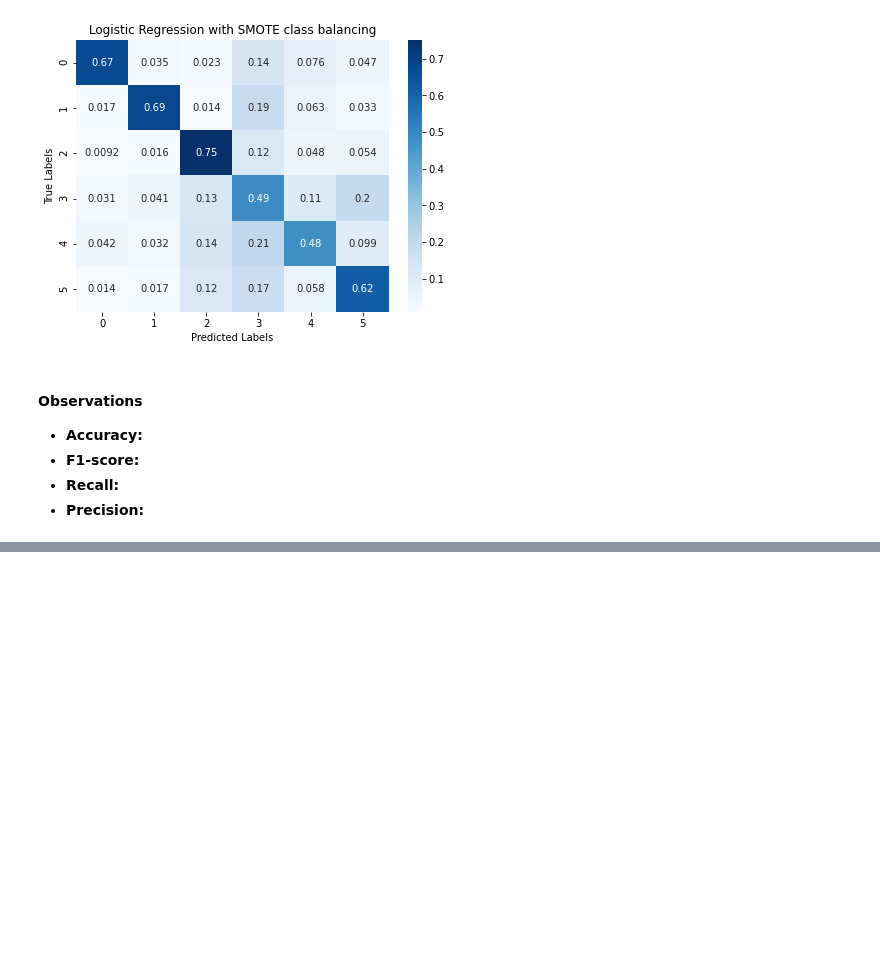
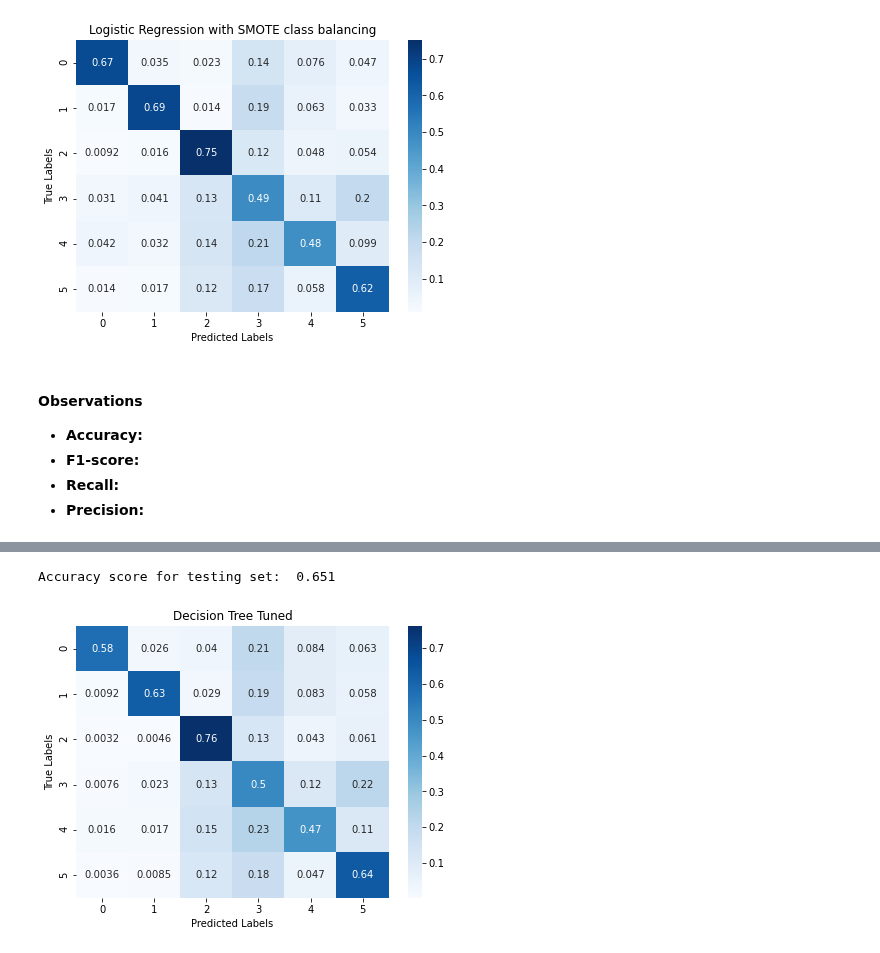
Before and after one commit to joakimTI/GROUP-5-PROJECT, a Jupyter notebook: index.ipynb, the cells around one changed output, grey strips where cells are left out. Cells and saved outputs as stored; diff of their text form; code cells hidden in the pictures; blank space fills up the shorter version.

```diff
--- a/index.ipynb
+++ b/index.ipynb
@@ -1490,0 +1530,13 @@ Accuracy score for testing set:  0.636
+# %%
+dt = DecisionTreeClassifier(random_state=42)
+
+param_grid = {
+    'criterion': ['gini', 'entropy'],
+    'max_depth': [1, 2, 5, 10],
+    'min_samples_split': [1, 5, 10, 20]
+}
+
+gs_tree = GridSearchCV(dt, param_grid, cv=3)
+gs_tree.fit(X_train_resampled, y_train_resampled)
+
+gs_tree.best_params_
@@ -1490,0 +1562,11 @@ Accuracy score for testing set:  0.636
+# %%
+best_params = gs_tree.best_params_
+# dt_best = DecisionTreeClassifier(**best_params)
+dt_tuned = DecisionTreeClassifier(**best_params, random_state = 42)
+dt_tuned.fit(X_train_resampled,y_train_resampled)
+y_pred_dt_tuned = dt_tuned.predict(X_test_full)
+# %%
+show_scores(y_pred_dt_tuned, 'Decision Tree Tuned')
+# %% [output]
+Accuracy score for testing set:  0.651
+[figure, added]
```
Also changed, not shown: parts of 10 cells of this notebook.
